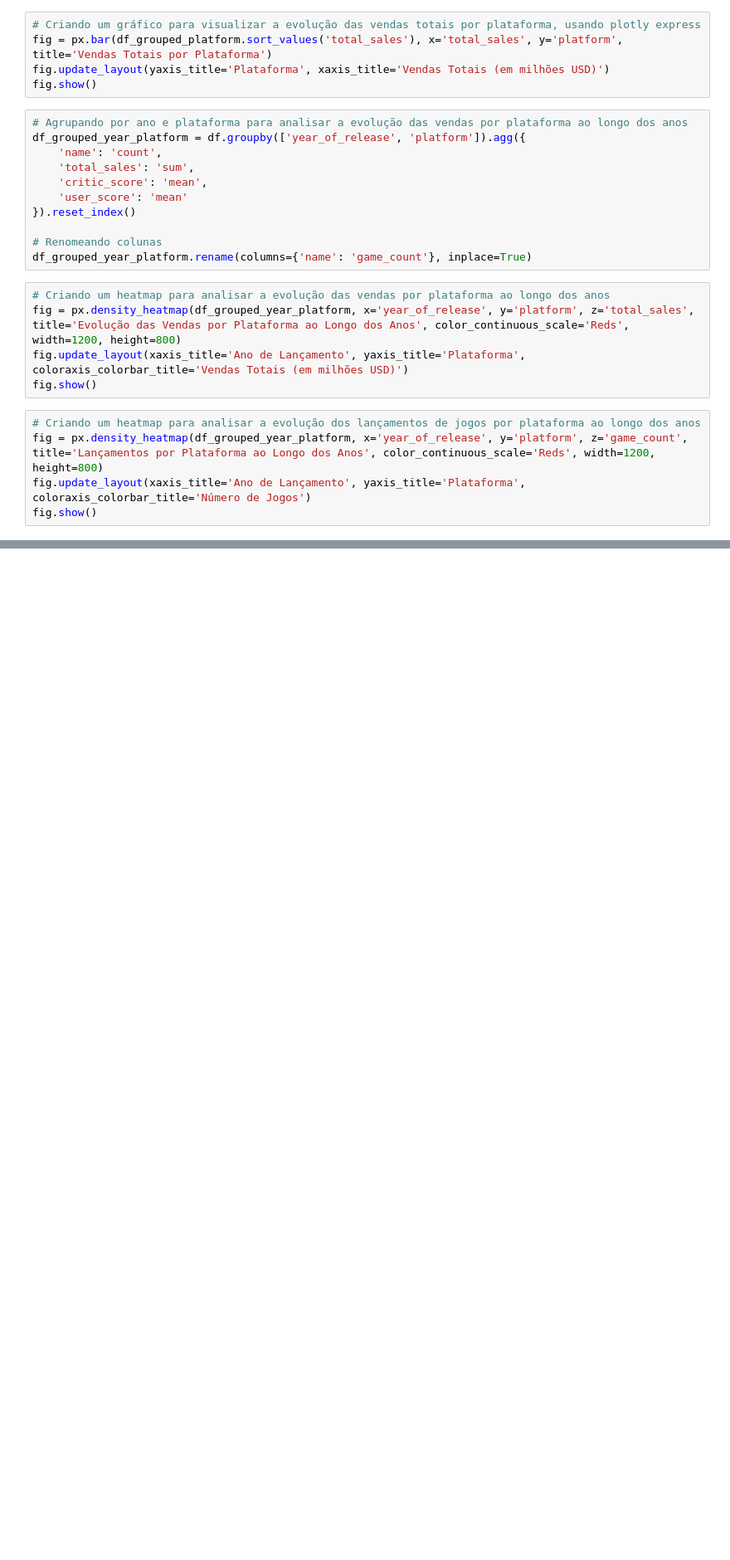
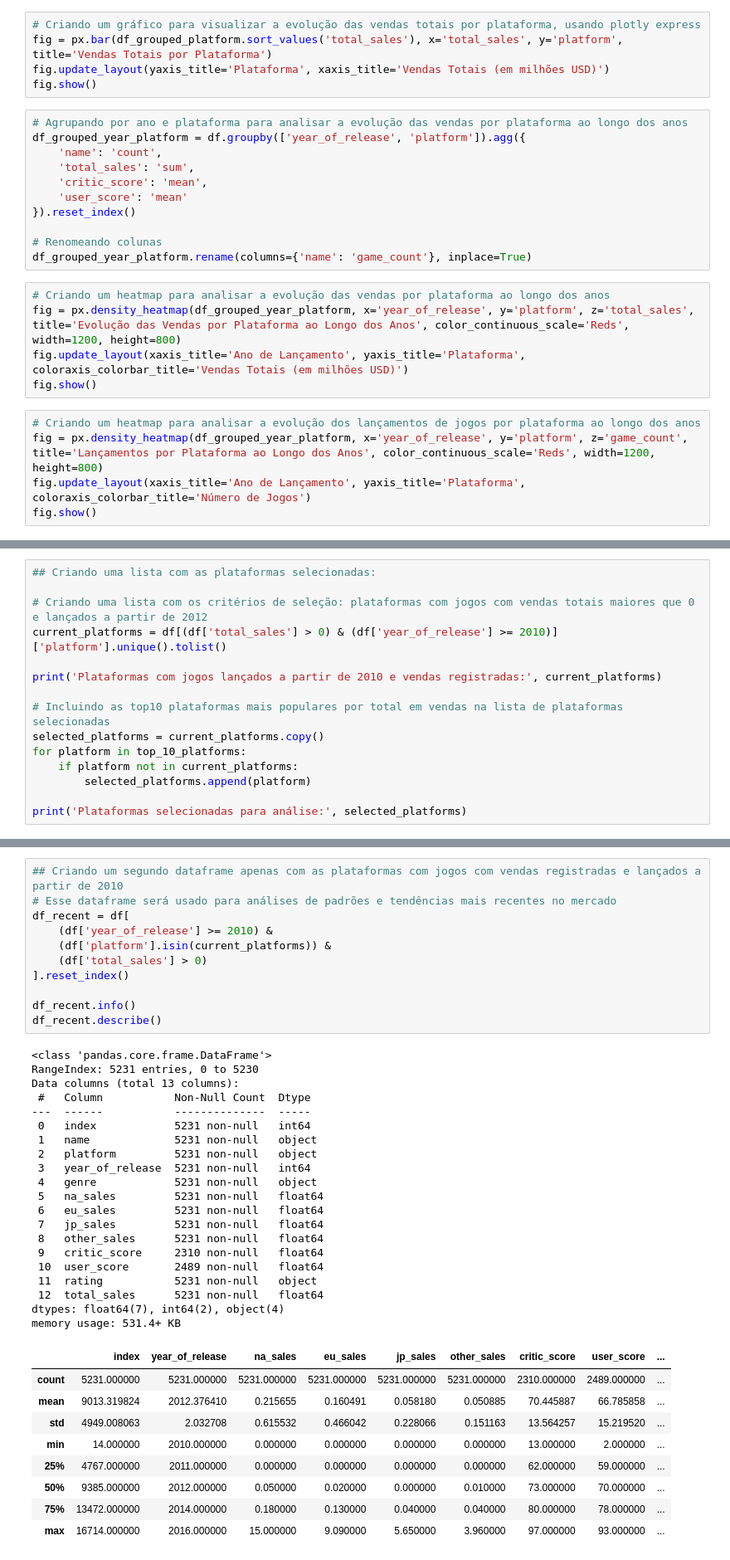
Before and after one commit to peperrone/mbads-sprint7-games, a Jupyter notebook: notebook.ipynb, the cells around one changed output, grey strips where cells are left out. Shown at 83% size. Cells and saved outputs as stored; diff of their text form; blank space fills up the shorter version.

```diff
--- a/notebook.ipynb
+++ b/notebook.ipynb
@@ -647,0 +660,15 @@ fig.show()
+# %%
+## Criando uma lista com as plataformas selecionadas:
+
+# Criando uma lista com os critérios de seleção: plataformas com jogos com vendas totais maiores que 0 e lançados a partir de 2012
+current_platforms = df[(df['total_sales'] > 0) & (df['year_of_release'] >= 2010)]['platform'].unique().tolist()
+
+print('Plataformas com jogos lançados a partir de 2010 e vendas registradas:', current_platforms)
+
+# Incluindo as top10 plataformas mais populares por total em vendas na lista de plataformas selecionadas
+selected_platforms = current_platforms.copy()
+for platform in top_10_platforms:
+    if platform not in current_platforms:
+        selected_platforms.append(platform)
+
+print('Plataformas selecionadas para análise:', selected_platforms)
@@ -647,0 +678,41 @@ fig.show()
+# %%
+## Criando um segundo dataframe apenas com as plataformas com jogos com vendas registradas e lançados a partir de 2010
+# Esse dataframe será usado para análises de padrões e tendências mais recentes no mercado
+df_recent = df[
+    (df['year_of_release'] >= 2010) &
+    (df['platform'].isin(current_platforms)) &
+    (df['total_sales'] > 0)
+].reset_index()
+
+df_recent.info()
+df_recent.describe()
+# %% [output]
+<class 'pandas.core.frame.DataFrame'>
+RangeIndex: 5231 entries, 0 to 5230
+Data columns (total 13 columns):
+ #   Column           Non-Null Count  Dtype
+---  ------           --------------  -----
+ 0   index            5231 non-null   int64
+ 1   name             5231 non-null   object
+ 2   platform         5231 non-null   object
+ 3   year_of_release  5231 non-null   int64
+ 4   genre            5231 non-null   object
+ 5   na_sales         5231 non-null   float64
+ 6   eu_sales         5231 non-null   float64
+ 7   jp_sales         5231 non-null   float64
+ 8   other_sales      5231 non-null   float64
+ 9   critic_score     2310 non-null   float64
+ 10  user_score       2489 non-null   float64
+ 11  rating           5231 non-null   object
+ 12  total_sales      5231 non-null   float64
+dtypes: float64(7), int64(2), object(4)
+memory usage: 531.4+ KB
+|  | index | year_of_release | na_sales | eu_sales | jp_sales | other_sales | critic_score | user_score | ... |
+| count | 5231.000000 | 5231.000000 | 5231.000000 | 5231.000000 | 5231.000000 | 5231.000000 | 2310.000000 | 2489.000000 | ... |
+| mean | 9013.319824 | 2012.376410 | 0.215655 | 0.160491 | 0.058180 | 0.050885 | 70.445887 | 66.785858 | ... |
+| std | 4949.008063 | 2.032708 | 0.615532 | 0.466042 | 0.228066 | 0.151163 | 13.564257 | 15.219520 | ... |
+| min | 14.000000 | 2010.000000 | 0.000000 | 0.000000 | 0.000000 | 0.000000 | 13.000000 | 2.000000 | ... |
+| 25% | 4767.000000 | 2011.000000 | 0.000000 | 0.000000 | 0.000000 | 0.000000 | 62.000000 | 59.000000 | ... |
+| 50% | 9385.000000 | 2012.000000 | 0.050000 | 0.020000 | 0.000000 | 0.010000 | 73.000000 | 70.000000 | ... |
+| 75% | 13472.000000 | 2014.000000 | 0.180000 | 0.130000 | 0.040000 | 0.040000 | 80.000000 | 78.000000 | ... |
+| max | 16714.000000 | 2016.000000 | 15.000000 | 9.090000 | 5.650000 | 3.960000 | 97.000000 | 93.000000 | ... |
```
Also changed, not shown: parts of 18 cells of this notebook.
